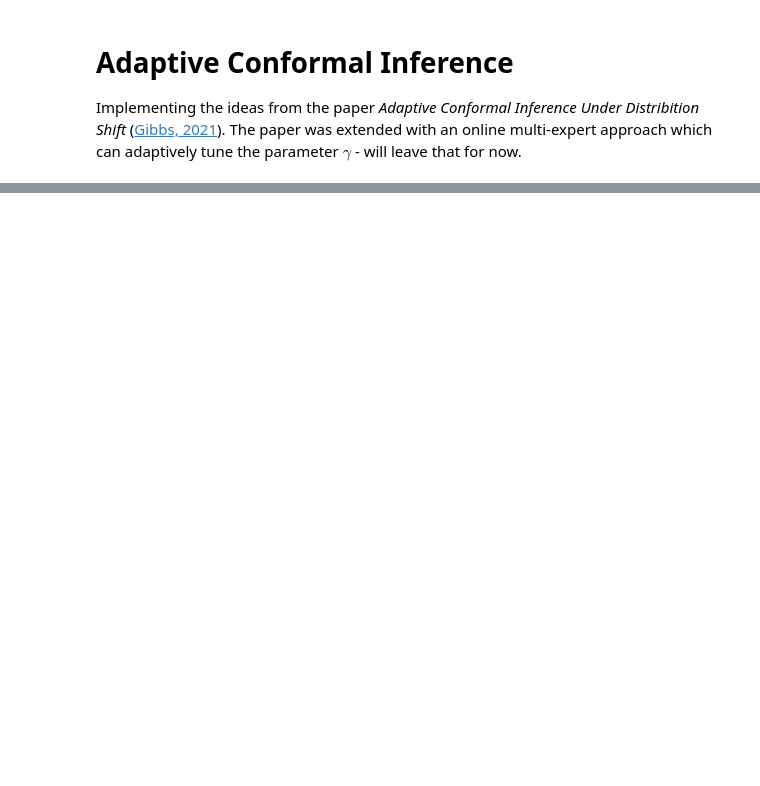
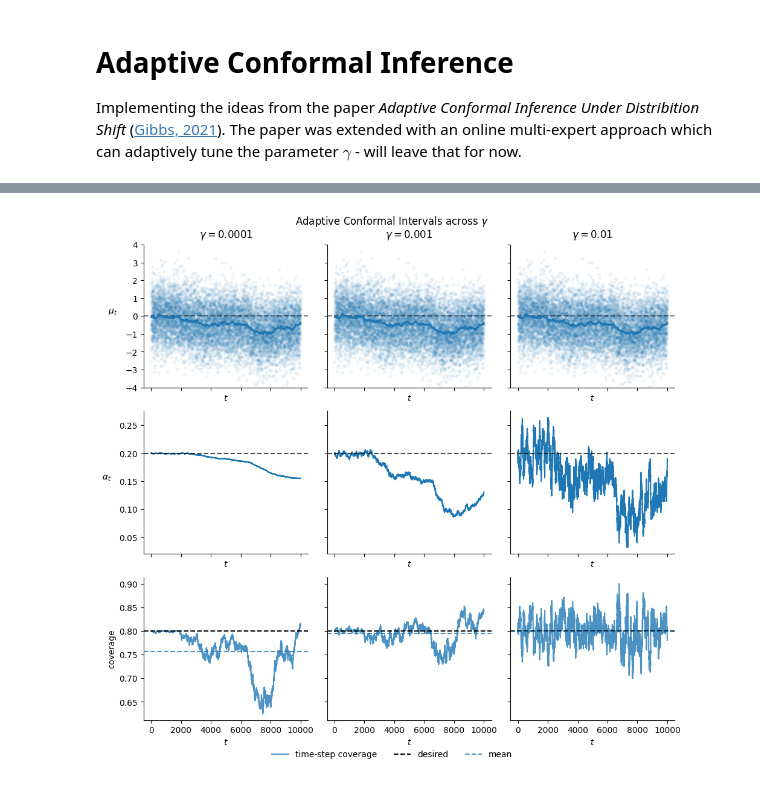
Before and after one commit to foty-hub/msc_thesis, a Jupyter notebook: notebooks/cp_adaptive_regression.ipynb, the cells around one changed output, grey strips where cells are left out. Drawn from its saved outputs; the diff is of its cells as text; code cells hidden in the pictures; blank space fills up the shorter version.

Commit message:
ACI figure

```diff
--- a/notebooks/cp_adaptive_regression.ipynb
+++ b/notebooks/cp_adaptive_regression.ipynb
@@ -105,0 +92,57 @@ plt.show()
+# %%
+def aci_plot(ax_mu, ax_alpha, ax_cov, mus, xs, alphas, covs, gamma, show_ylabel) -> None:
+    # --- μt -------------------------------------------------
+    ax_mu.plot(mus, zorder=5)
+    ax_mu.scatter(range(len(xs)), xs, s=15, alpha=0.08, linewidths=0)
+    if show_ylabel:
+        ax_mu.set_ylabel(r'$\mu_t$', rotation=0, labelpad=15)
+    ax_mu.set_xlabel(r'$t$')
+    ax_mu.set_ylim(-4, 4)
+    ax_mu.axhline(0, color='k', ls='--', alpha=0.5)
+    despine(ax_mu)
+
+    # --- αt -------------------------------------------------
+    ax_alpha.plot(alphas)
+    if show_ylabel:
+        ax_alpha.set_ylabel(r'$\alpha_t$', rotation=0, labelpad=15)
+    ax_alpha.set_xlabel(r'$t$')
+    ax_alpha.axhline(alpha_target, color='k', ls='--', alpha=0.7)
+    despine(ax_alpha)
+
+    # --- coverage ------------------------------------------
+    ax_cov.plot(covs, label='time-step coverage', alpha=0.8)
+    ax_cov.axhline(1 - alpha_target, label='desired', c='k', ls='--')
+    ax_cov.axhline(np.mean(covs), label='mean', ls='--', alpha=0.8)
+    if show_ylabel:
+        ax_cov.set_ylabel('coverage')
+    ax_cov.set_xlabel(r'$t$')
+    despine(ax_cov)
+
+    # column title
+    ax_mu.set_title(fr'$\gamma={gamma}$', pad=8)
+
+# ------------------------------------------------------------------
+fig, axes = plt.subplots(
+    3, len(gamma_values), figsize=(len(gamma_values) * 3.3, 9),
+    sharex='col', sharey='row'
+)
+
+for col, gamma in enumerate(gamma_values):
+    mus, xs, qhats, alphas, errs, covs = results[gamma]
+    aci_plot(
+        axes[0, col], axes[1, col], axes[2, col],
+        mus, xs, alphas, covs, gamma,
+        show_ylabel=(col == 0)   # only leftmost column gets y-labels
+    )
+
+# Optional: legend once, under the bottom-right panel
+handles, labels = axes[2, 0].get_legend_handles_labels()
+fig.legend(handles, labels, loc='lower center', ncol=3, frameon=False, bbox_to_anchor=(0.5, -0.02))
+
+fig.tight_layout()
+fig.subplots_adjust(top=0.94)  # leave space for a global title if you want one
+fig.suptitle(r'Adaptive Conformal Intervals across $\gamma$', y=0.995)
+plt.savefig('../results/figures/adaptive_ci/gamma_comparison.pdf', format='pdf')
+plt.show()
+# %% [output]
+[figure, added]
```
Also changed, not shown: parts of 3 cells of this notebook, 2 other files.
